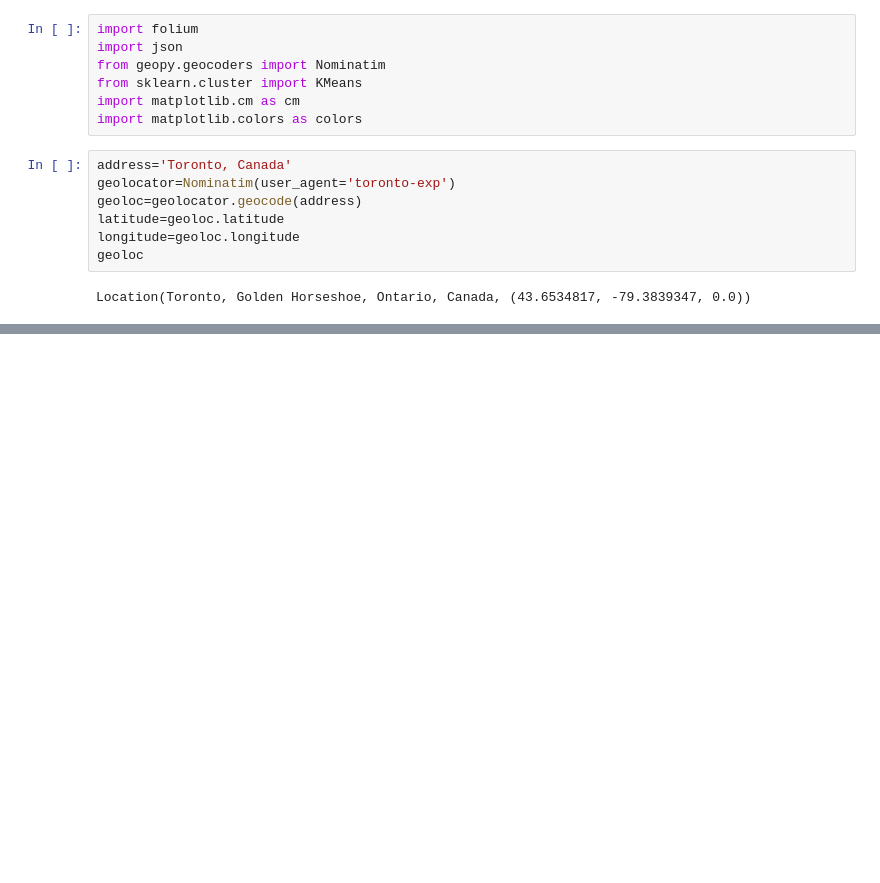
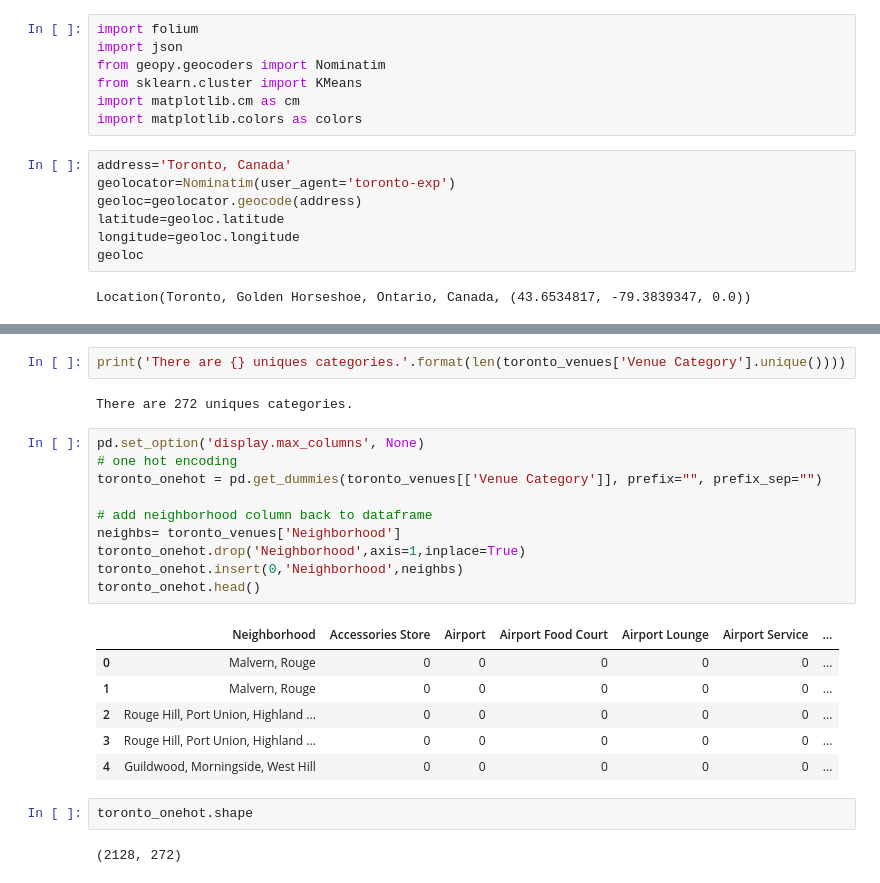
Before and after one commit to wlodekk/ibmcapstone, a Jupyter notebook: CapstoneProjectToronto.ipynb, the cells around one changed output, grey strips where cells are left out. Cells and saved outputs as stored; diff of their text form; blank space fills up the shorter version.

```diff
--- a/CapstoneProjectToronto.ipynb
+++ b/CapstoneProjectToronto.ipynb
@@ -103,0 +226,25 @@ m
+# %%
+print('There are {} uniques categories.'.format(len(toronto_venues['Venue Category'].unique())))
+# %% [output]
+There are 272 uniques categories.
+# %%
+pd.set_option('display.max_columns', None)
+# one hot encoding
+toronto_onehot = pd.get_dummies(toronto_venues[['Venue Category']], prefix="", prefix_sep="")
+
+# add neighborhood column back to dataframe
+neighbs= toronto_venues['Neighborhood']
+toronto_onehot.drop('Neighborhood',axis=1,inplace=True)
+toronto_onehot.insert(0,'Neighborhood',neighbs)
+toronto_onehot.head()
+# %% [output]
+|  | Neighborhood | Accessories Store | Airport | Airport Food Court | Airport Lounge | Airport Service | ... |
+| 0 | Malvern, Rouge | 0 | 0 | 0 | 0 | 0 | ... |
+| 1 | Malvern, Rouge | 0 | 0 | 0 | 0 | 0 | ... |
+| 2 | Rouge Hill, Port Union, Highland ... | 0 | 0 | 0 | 0 | 0 | ... |
+| 3 | Rouge Hill, Port Union, Highland ... | 0 | 0 | 0 | 0 | 0 | ... |
+| 4 | Guildwood, Morningside, West Hill | 0 | 0 | 0 | 0 | 0 | ... |
+# %%
+toronto_onehot.shape
+# %% [output]
+(2128, 272)
```
Also changed, not shown: parts of 22 cells of this notebook.
